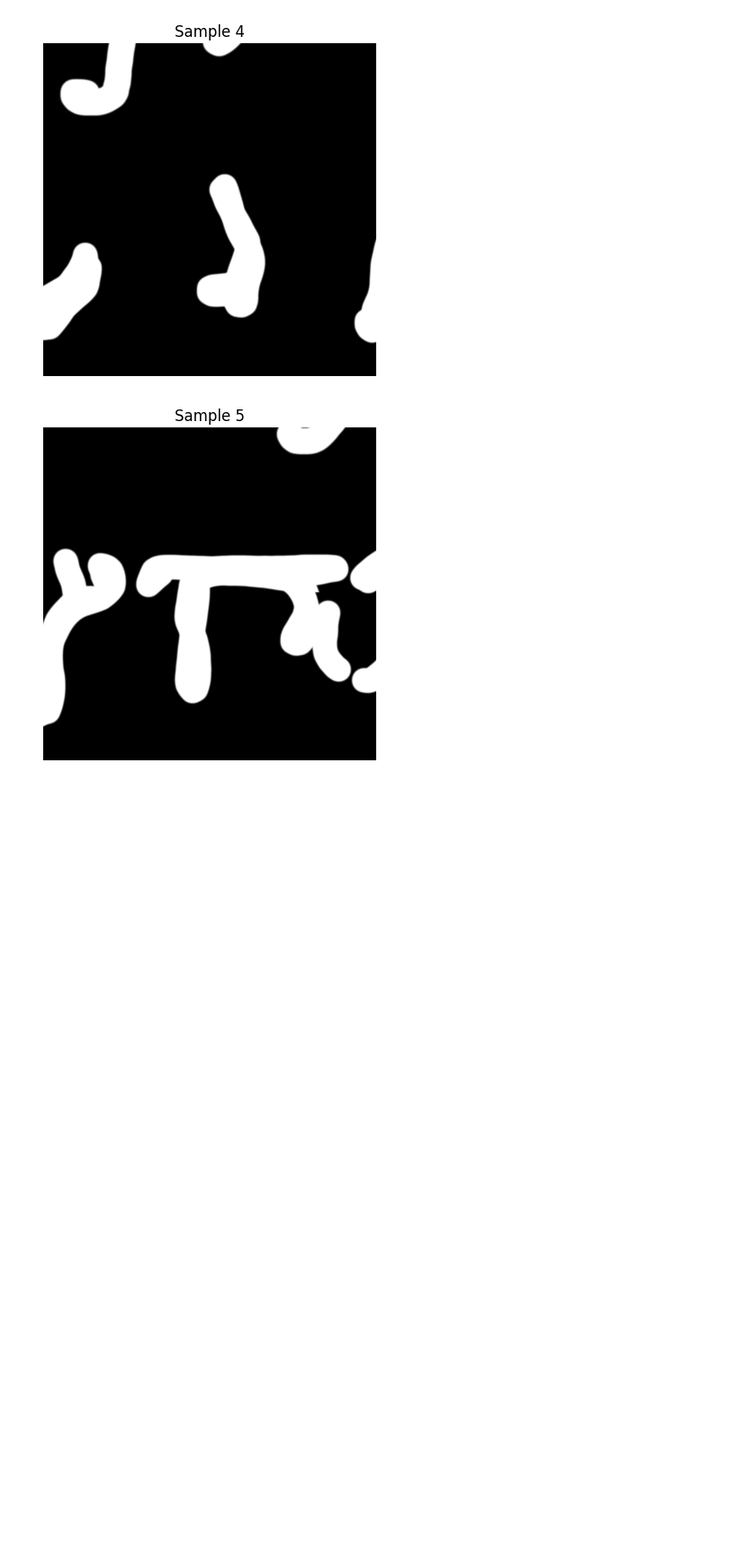
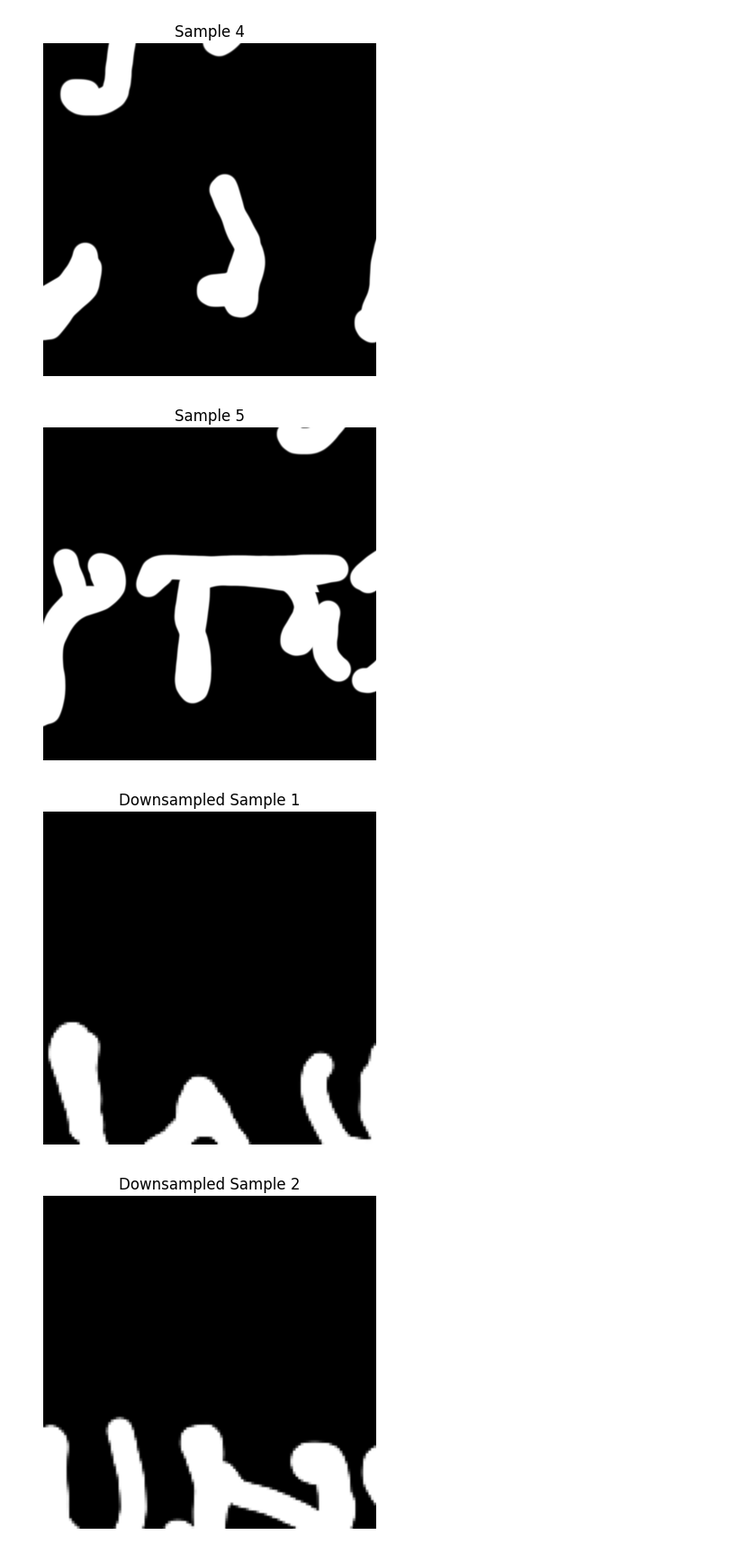
Before and after one commit to naiikaa/grandchallenges_vesuvius, a Jupyter notebook: notebooks/ink_labels.ipynb, the cells around one changed output. Shown: that part at 90% size. Saved outputs shown, nothing was run; the diff lists cells and outputs as text; code cells hidden in the pictures; blank space fills up the shorter version.

```diff
--- a/notebooks/ink_labels.ipynb
+++ b/notebooks/ink_labels.ipynb
@@ -128,3 +128,27 @@ Number of samples created: 106
 [figure]
 [figure]
 [figure]
+# %%
+#downsample the samples to 128x128
+def downsample_samples(samples, target_size=(128, 128)):
+    downsampled = []
+    for sample in samples:
+        downsampled_sample = torch.nn.functional.interpolate(
+            torch.tensor(sample).unsqueeze(0).unsqueeze(0).float(),
+            size=target_size,
+            mode='bilinear',
+            align_corners=False
+        ).squeeze().numpy()
+        downsampled.append(downsampled_sample)
+    return downsampled
+
+#plot 5 downsampled samples
+downsampled_samples = downsample_samples(samples)
+for i in range(min(5, len(downsampled_samples))):
+    plt.imshow(downsampled_samples[i], cmap='gray')
+    plt.title(f'Downsampled Sample {i+1}')
+    plt.axis('off')
+    plt.show()
+# %% [output]
+[figure, added]
+[figure, added]
```
Also changed, not shown: parts of 2 cells of this notebook, 1 other file.
